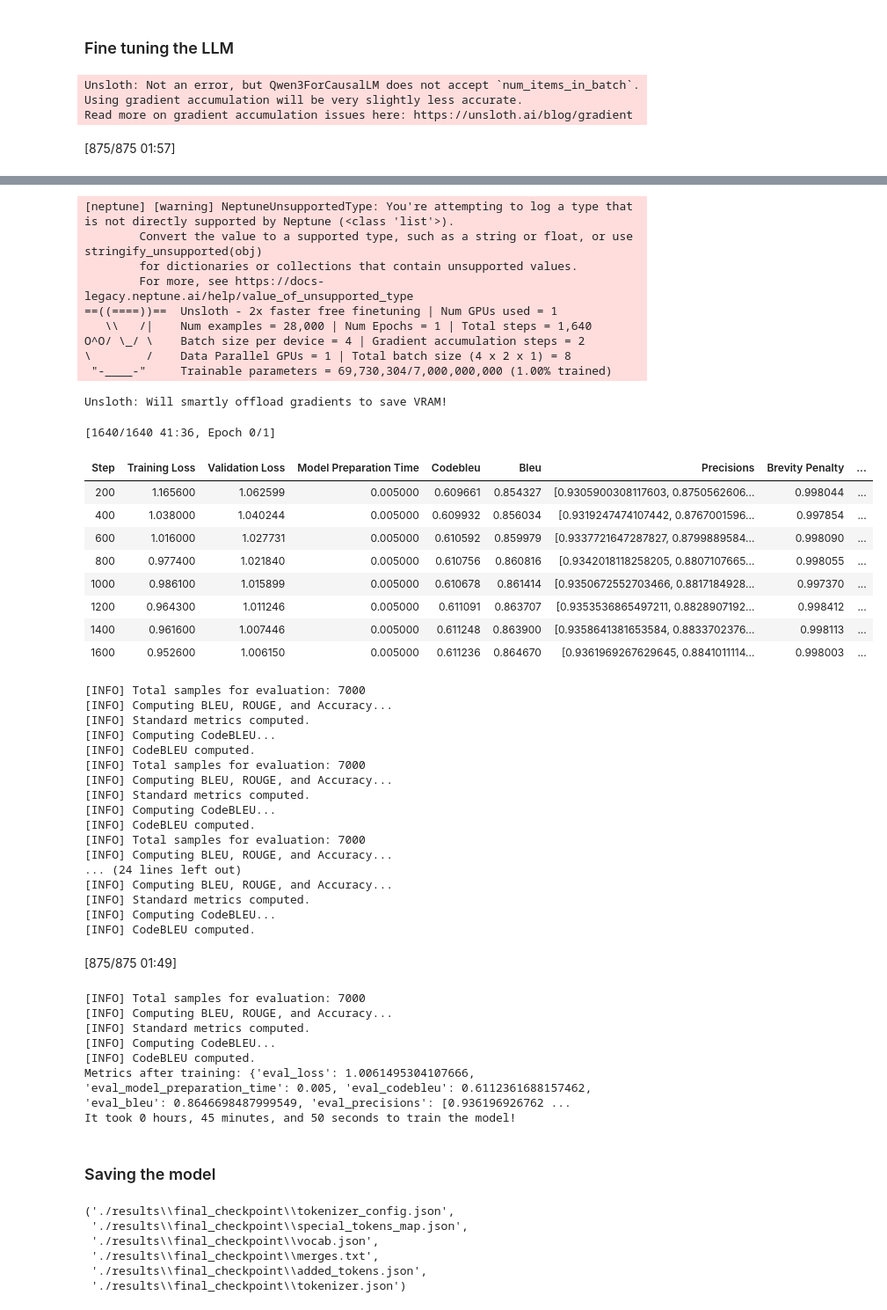
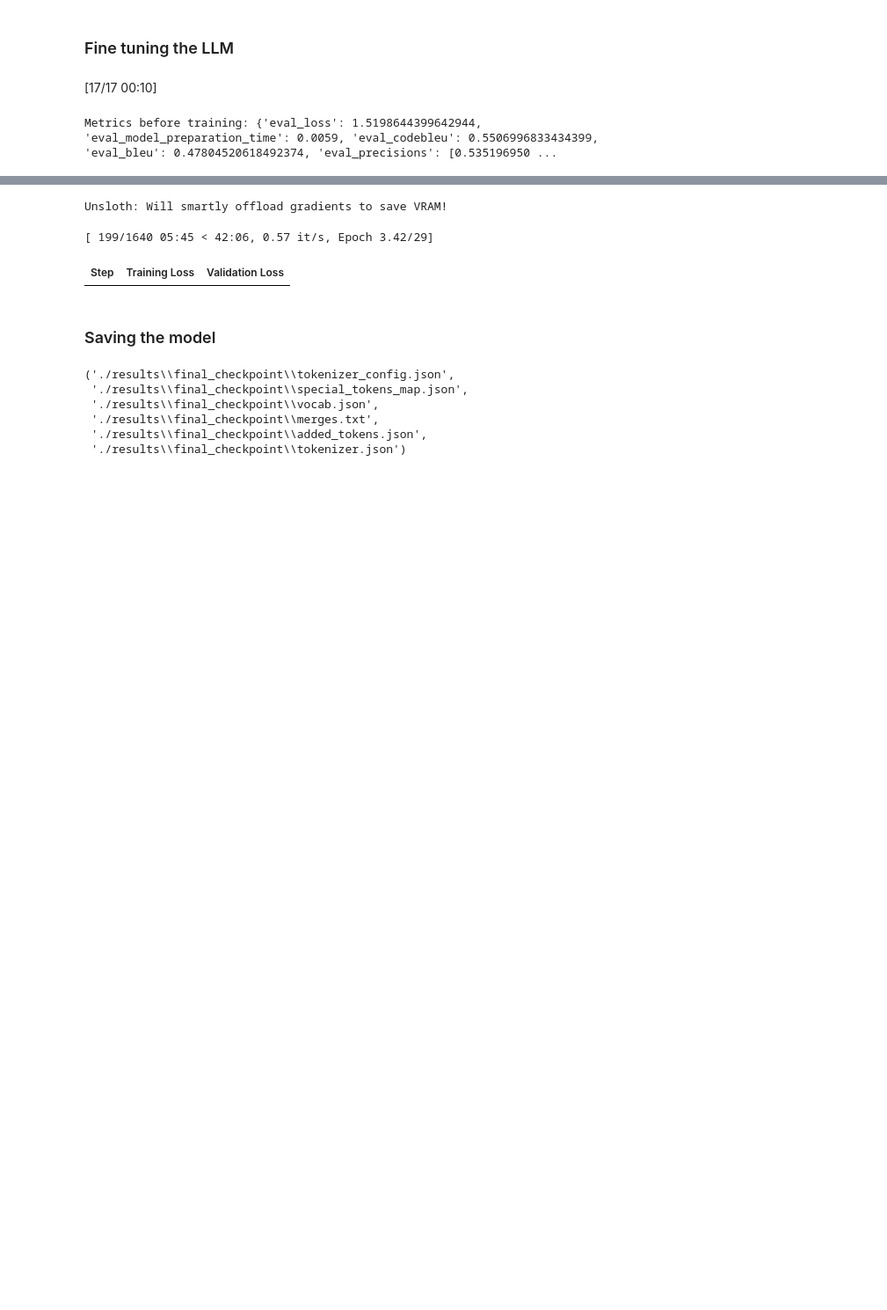
Before and after one commit to Elcasvi/Code-Fixer-LLM-Agent, a Jupyter notebook: fine-tuning-LLM/unsloth-fine-tuning.ipynb, the cells around one changed output, grey strips where cells are left out. Shown: that part at 88% size. Saved outputs shown, nothing was run; the diff lists cells and outputs as text; code cells hidden in the pictures; blank space fills up the shorter version.

Commit message:
Preparation for pass@k video

```diff
--- a/fine-tuning-LLM/unsloth-fine-tuning.ipynb
+++ b/fine-tuning-LLM/unsloth-fine-tuning.ipynb
@@ -9,7 +9,7 @@ os.environ["HF_ALLOW_CODE_EVAL"] = "1"
 <h3>Loading the dataset</h3>
 # %%
 from datasets import load_dataset
-dataset_path = "dataset/dataset_curation_agent/unit_tests_output.jsonl"
+dataset_path = "dataset/dataset_curation_agent/valid_codes.jsonl"
 dataset = load_dataset("json", data_files=dataset_path, split="train")
 
 dataset = dataset.shuffle(seed=42)
@@ -30,7 +30,7 @@ print("Eval:", len(eval_dataset))
 print("Test:", len(test_dataset))
 print("\n")
 
-print("-------------------------------------\nTrain:","example: ",train_dataset[0],"\n-------------------------------------\n")
+print("-------------------------------------\nTrain:",len(train_dataset),"example: ",train_dataset[0],"\n-------------------------------------\n")
 print("-------------------------------------\nEval:", len(eval_dataset),"\n example: ",eval_dataset[0],"\n-------------------------------------\n")
 print("-------------------------------------\nTest:", len(test_dataset),"\n example: ",test_dataset[0],"\n-------------------------------------\n")
 
@@ -109,7 +99,7 @@ Device selected: cuda:0
 <h3>Importing the LLM(Qwen3)</h3>
 # %%
 from unsloth import FastLanguageModel
-base_model_name="unsloth/Qwen3-1.7B-unsloth-bnb-4bit"
+base_model_name="unsloth/Qwen3-4B-unsloth-bnb-4bit"
 model, tokenizer = FastLanguageModel.from_pretrained(
     model_name = base_model_name,
     max_seq_length = 512,   # Context length - can be longer, but uses more memory
@@ -186,18 +250,15 @@ def compute_metrics(eval_preds):
     refs = [[ref] for ref in EVAL_REFERENCES]
     codebleu_scores = compute_codebleu(decoded_completions, refs, lang="python")
 
-    # Simulate pass@1: just one candidate per sample
-    predictions_for_code_eval = [[c] for c in decoded_completions]
-    pass_at_k, _ = code_eval.compute(
-        references=EVAL_REFERENCES,
-        predictions=predictions_for_code_eval,
-        k=[1,5,10],
-    )
+    # # Simulate pass@1: just one candidate per sample
+    # predictions_for_code_eval = [[c] for c in decoded_completions]
+    # pass_at_k, _ = code_eval.compute(
+    #     references=EVAL_REFERENCES,
+    #     predictions=predictions_for_code_eval,
+    #     k=[1,5,10],
+    # )
 
     return {
-        "pass@1": pass_at_k["pass@1"],
-        "pass@5": pass_at_k["pass@5"],
-        "pass@10": pass_at_k["pass@10"],
         "codebleu": codebleu_scores["codebleu"],
         **bleu_score,
         **rouge_score,
@@ -244,10 +305,11 @@ config = SFTConfig(
     per_device_train_batch_size=batch_size,
     gradient_accumulation_steps=batch_size,
     num_train_epochs=num_epochs,
+    report_to="none",
     save_steps=200,
     logging_steps=200,
     max_steps=max_steps,
-    eval_accumulation_steps=100#
+    eval_accumulation_steps=100
 )
 
 trainer = SFTTrainer(
@@ -288,7 +350,5 @@ seconds = int(length % 60)
 
 print(f"It took {hours} hours, {minutes} minutes, and {seconds} seconds to train the model!")
 # %% [output]
+[17/17 00:10]
-Unsloth: Not an error, but Qwen3ForCausalLM does not accept `num_items_in_batch`.
-Using gradient accumulation will be very slightly less accurate.
-Read more on gradient accumulation issues here: https://unsloth.ai/blog/gradient
+Metrics before training: {'eval_loss': 1.5198644399642944, 'eval_model_preparation_time': 0.0059, 'eval_codebleu': 0.5506996833434399, 'eval_bleu': 0.47804520618492374, 'eval_precisions': [0.535196950 ...
-[875/875 01:57]
@@ -301,48 +364,6 @@ Metrics before training: {'eval_loss': 3.1468656063079834, 'eval_model_preparati
-[neptune] [warning] NeptuneUnsupportedType: You're attempting to log a type that is not directly supported by Neptune (<class 'list'>).
-        Convert the value to a supported type, such as a string or float, or use stringify_unsupported(obj)
-        for dictionaries or collections that contain unsupported values.
-        For more, see https://docs-legacy.neptune.ai/help/value_of_unsupported_type
-==((====))==  Unsloth - 2x faster free finetuning | Num GPUs used = 1
-   \\   /|    Num examples = 28,000 | Num Epochs = 1 | Total steps = 1,640
-O^O/ \_/ \    Batch size per device = 4 | Gradient accumulation steps = 2
-\        /    Data Parallel GPUs = 1 | Total batch size (4 x 2 x 1) = 8
- "-____-"     Trainable parameters = 69,730,304/7,000,000,000 (1.00% trained)
+Unsloth: Will smartly offload gradients to save VRAM!
-Unsloth: Will smartly offload gradients to save VRAM!
+[ 199/1640 05:45 < 42:06, 0.57 it/s, Epoch 3.42/29]
-[1640/1640 41:36, Epoch 0/1]
-| Step | Training Loss | Validation Loss | Model Preparation Time | Codebleu | Bleu | Precisions | Brevity Penalty | ... |
-| 200 | 1.165600 | 1.062599 | 0.005000 | 0.609661 | 0.854327 | [0.9305900308117603, 0.8750562606... | 0.998044 | ... |
-| 400 | 1.038000 | 1.040244 | 0.005000 | 0.609932 | 0.856034 | [0.9319247474107442, 0.8767001596... | 0.997854 | ... |
-| 600 | 1.016000 | 1.027731 | 0.005000 | 0.610592 | 0.859979 | [0.9337721647287827, 0.8799889584... | 0.998090 | ... |
-| 800 | 0.977400 | 1.021840 | 0.005000 | 0.610756 | 0.860816 | [0.9342018118258205, 0.8807107665... | 0.998055 | ... |
-| 1000 | 0.986100 | 1.015899 | 0.005000 | 0.610678 | 0.861414 | [0.9350672552703466, 0.8817184928... | 0.997370 | ... |
-| 1200 | 0.964300 | 1.011246 | 0.005000 | 0.611091 | 0.863707 | [0.9353536865497211, 0.8828907192... | 0.998412 | ... |
-| 1400 | 0.961600 | 1.007446 | 0.005000 | 0.611248 | 0.863900 | [0.9358641381653584, 0.8833702376... | 0.998113 | ... |
-| 1600 | 0.952600 | 1.006150 | 0.005000 | 0.611236 | 0.864670 | [0.9361969267629645, 0.8841011114... | 0.998003 | ... |
+| Step | Training Loss | Validation Loss |
-[INFO] Total samples for evaluation: 7000
-[INFO] Computing BLEU, ROUGE, and Accuracy...
-[INFO] Standard metrics computed.
-[INFO] Computing CodeBLEU...
-[INFO] CodeBLEU computed.
-[INFO] Total samples for evaluation: 7000
-[INFO] Computing BLEU, ROUGE, and Accuracy...
-[INFO] Standard metrics computed.
-[INFO] Computing CodeBLEU...
-[INFO] CodeBLEU computed.
-[INFO] Total samples for evaluation: 7000
-[INFO] Computing BLEU, ROUGE, and Accuracy...
-... (24 lines left out)
-[INFO] Computing BLEU, ROUGE, and Accuracy...
-[INFO] Standard metrics computed.
-[INFO] Computing CodeBLEU...
-[INFO] CodeBLEU computed.
-[875/875 01:49]
-[INFO] Total samples for evaluation: 7000
-[INFO] Computing BLEU, ROUGE, and Accuracy...
-[INFO] Standard metrics computed.
-[INFO] Computing CodeBLEU...
-[INFO] CodeBLEU computed.
-Metrics after training: {'eval_loss': 1.0061495304107666, 'eval_model_preparation_time': 0.005, 'eval_codebleu': 0.6112361688157462, 'eval_bleu': 0.8646698487999549, 'eval_precisions': [0.936196926762 ...
-It took 0 hours, 45 minutes, and 50 seconds to train the model!
 # %% [markdown]
 <h3>Saving the model</h3>
 # %%
```
Also changed, not shown: parts of 13 cells of this notebook, 2 other files.
